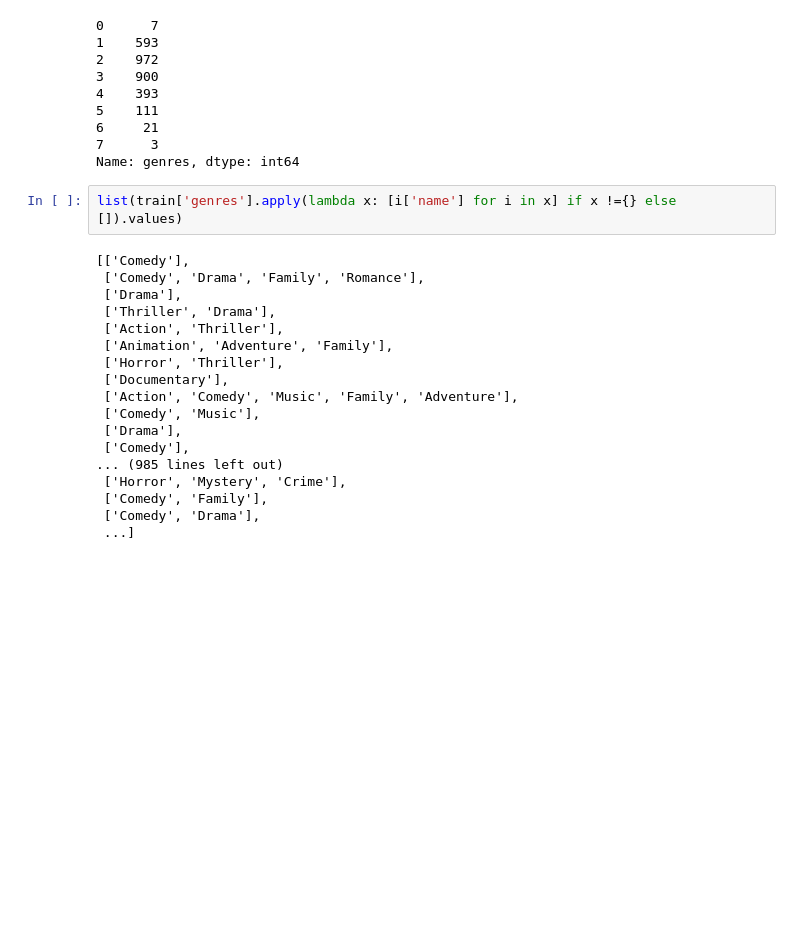
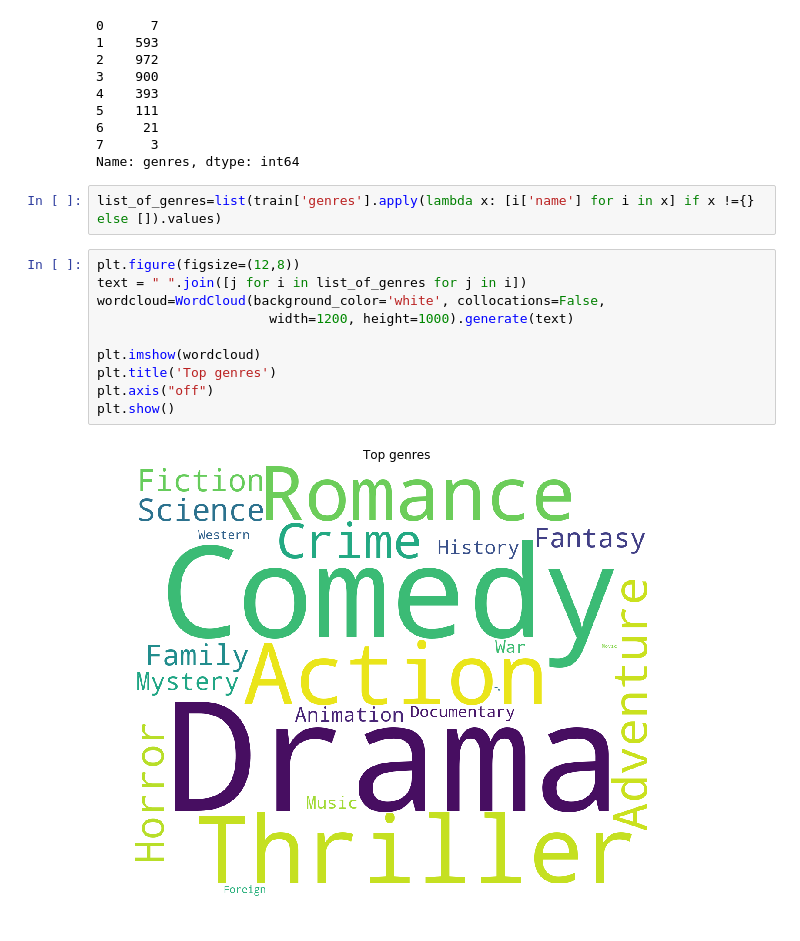
Before and after one commit to Alohasprit/Kaggle, a Jupyter notebook: 8_tmdb-box-office-prediction/1. EDA_ver2.0_190508.ipynb, the cells around one changed output. Drawn from its saved outputs; the diff is of its cells as text; blank space fills up the shorter version.

```diff
--- a/8_tmdb-box-office-prediction/1. EDA_ver2.0_190508.ipynb
+++ b/8_tmdb-box-office-prediction/1. EDA_ver2.0_190508.ipynb
@@ -107,22 +108,16 @@ train['genres'].apply(lambda x: len(x)).value_counts().sort_index()
 7      3
 Name: genres, dtype: int64
 # %%
-list(train['genres'].apply(lambda x: [i['name'] for i in x] if x !={} else []).values)
+list_of_genres=list(train['genres'].apply(lambda x: [i['name'] for i in x] if x !={} else []).values)
-# %% [output]
-[['Comedy'],
- ['Comedy', 'Drama', 'Family', 'Romance'],
- ['Drama'],
- ['Thriller', 'Drama'],
- ['Action', 'Thriller'],
- ['Animation', 'Adventure', 'Family'],
- ['Horror', 'Thriller'],
- ['Documentary'],
- ['Action', 'Comedy', 'Music', 'Family', 'Adventure'],
- ['Comedy', 'Music'],
- ['Drama'],
- ['Comedy'],
-... (985 lines left out)
- ['Horror', 'Mystery', 'Crime'],
- ['Comedy', 'Family'],
- ['Comedy', 'Drama'],
- ...]
+# %%
+plt.figure(figsize=(12,8))
+text = " ".join([j for i in list_of_genres for j in i])
+wordcloud=WordCloud(background_color='white', collocations=False,
+                      width=1200, height=1000).generate(text)
+
+plt.imshow(wordcloud)
+plt.title('Top genres')
+plt.axis("off")
+plt.show()
+# %% [output]
+[figure, added]
```
Also changed, not shown: parts of 2 cells of this notebook.
